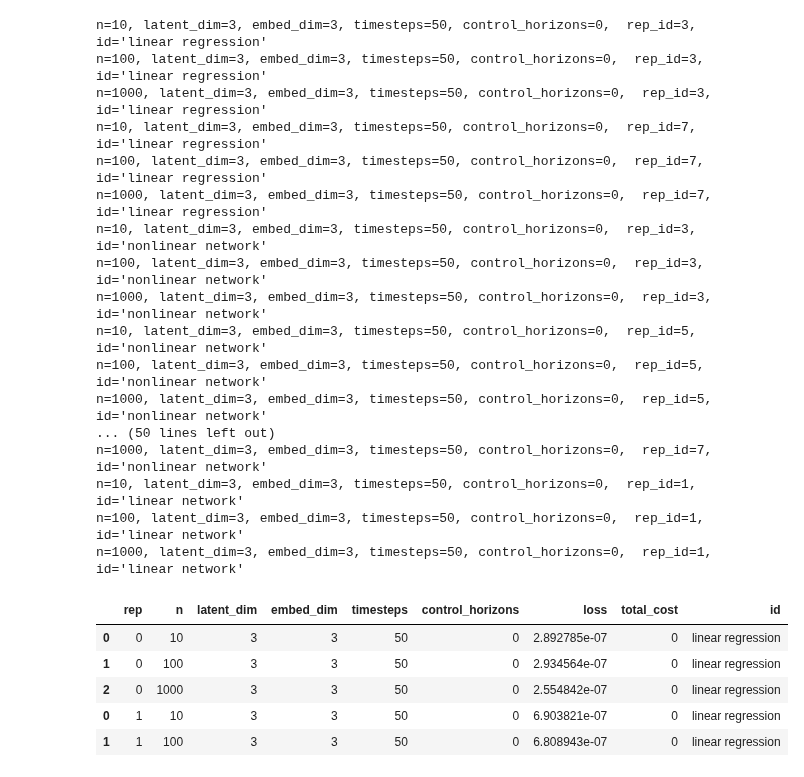
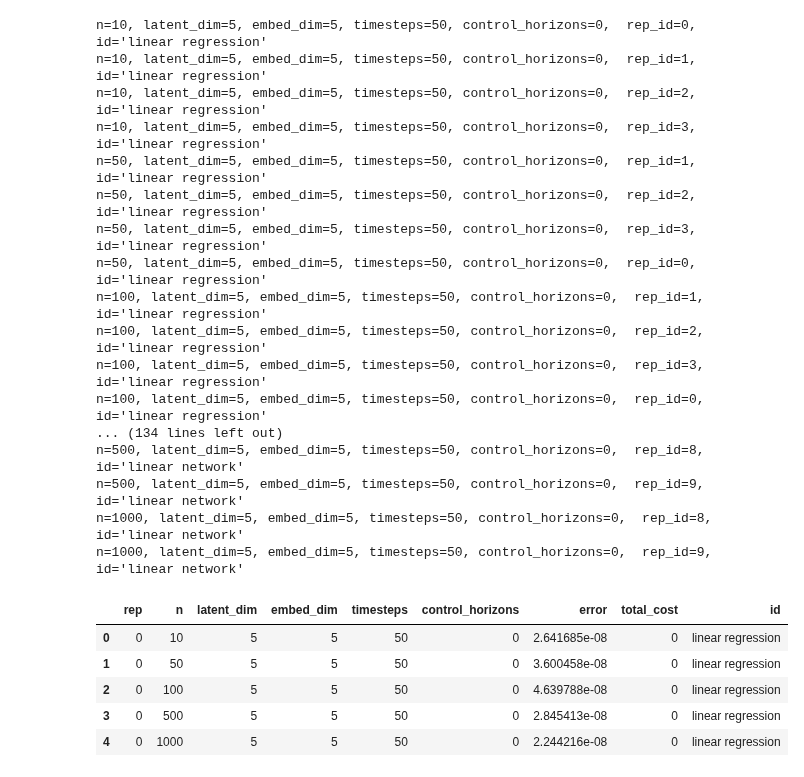
Before and after one commit to DynaDojo/dynadojo, a Jupyter notebook: demos/fixed_complexity_demo.ipynb, the cells around one changed output. Saved outputs shown, nothing was run; the diff lists cells and outputs as text; code cells hidden in the pictures.

```diff
--- a/demos/fixed_complexity_demo.ipynb
+++ b/demos/fixed_complexity_demo.ipynb
@@ -9,8 +12,8 @@ import pandas as pd
 # %%
 challenge = FixedComplexity(
-    N=[10, 100, 1000],
-    l=3,
-    e=3,
+    N=[10, 50, 100, 500, 1000],
+    l=5,
+    e=5,
     t=50,
     control_horizons=0,
     max_control_cost_per_dim=0,
@@ -23,33 +26,34 @@ data1 = challenge.evaluate(LinearRegression, id="linear regression")
 data2 = challenge.evaluate(DNN, model_kwargs={"activation": "relu"}, fit_kwargs={"epochs": 20}, id="nonlinear network")
 data3 = challenge.evaluate(DNN, fit_kwargs={"epochs": 20}, id="linear network")
 # %% [output]
-n=10, latent_dim=3, embed_dim=3, timesteps=50, control_horizons=0,  rep_id=3, id='linear regression'
-n=100, latent_dim=3, embed_dim=3, timesteps=50, control_horizons=0,  rep_id=3, id='linear regression'
-n=1000, latent_dim=3, embed_dim=3, timesteps=50, control_horizons=0,  rep_id=3, id='linear regression'
-n=10, latent_dim=3, embed_dim=3, timesteps=50, control_horizons=0,  rep_id=7, id='linear regression'
-n=100, latent_dim=3, embed_dim=3, timesteps=50, control_horizons=0,  rep_id=7, id='linear regression'
-n=1000, latent_dim=3, embed_dim=3, timesteps=50, control_horizons=0,  rep_id=7, id='linear regression'
-n=10, latent_dim=3, embed_dim=3, timesteps=50, control_horizons=0,  rep_id=3, id='nonlinear network'
-n=100, latent_dim=3, embed_dim=3, timesteps=50, control_horizons=0,  rep_id=3, id='nonlinear network'
-n=1000, latent_dim=3, embed_dim=3, timesteps=50, control_horizons=0,  rep_id=3, id='nonlinear network'
-n=10, latent_dim=3, embed_dim=3, timesteps=50, control_horizons=0,  rep_id=5, id='nonlinear network'
-n=100, latent_dim=3, embed_dim=3, timesteps=50, control_horizons=0,  rep_id=5, id='nonlinear network'
-n=1000, latent_dim=3, embed_dim=3, timesteps=50, control_horizons=0,  rep_id=5, id='nonlinear network'
-... (50 lines left out)
-n=1000, latent_dim=3, embed_dim=3, timesteps=50, control_horizons=0,  rep_id=7, id='nonlinear network'
-n=10, latent_dim=3, embed_dim=3, timesteps=50, control_horizons=0,  rep_id=1, id='linear network'
-n=100, latent_dim=3, embed_dim=3, timesteps=50, control_horizons=0,  rep_id=1, id='linear network'
-n=1000, latent_dim=3, embed_dim=3, timesteps=50, control_horizons=0,  rep_id=1, id='linear network'
+n=10, latent_dim=5, embed_dim=5, timesteps=50, control_horizons=0,  rep_id=0, id='linear regression'
+n=10, latent_dim=5, embed_dim=5, timesteps=50, control_horizons=0,  rep_id=1, id='linear regression'
+n=10, latent_dim=5, embed_dim=5, timesteps=50, control_horizons=0,  rep_id=2, id='linear regression'
+n=10, latent_dim=5, embed_dim=5, timesteps=50, control_horizons=0,  rep_id=3, id='linear regression'
+n=50, latent_dim=5, embed_dim=5, timesteps=50, control_horizons=0,  rep_id=1, id='linear regression'
+n=50, latent_dim=5, embed_dim=5, timesteps=50, control_horizons=0,  rep_id=2, id='linear regression'
+n=50, latent_dim=5, embed_dim=5, timesteps=50, control_horizons=0,  rep_id=3, id='linear regression'
+n=50, latent_dim=5, embed_dim=5, timesteps=50, control_horizons=0,  rep_id=0, id='linear regression'
+n=100, latent_dim=5, embed_dim=5, timesteps=50, control_horizons=0,  rep_id=1, id='linear regression'
+n=100, latent_dim=5, embed_dim=5, timesteps=50, control_horizons=0,  rep_id=2, id='linear regression'
+n=100, latent_dim=5, embed_dim=5, timesteps=50, control_horizons=0,  rep_id=3, id='linear regression'
+n=100, latent_dim=5, embed_dim=5, timesteps=50, control_horizons=0,  rep_id=0, id='linear regression'
+... (134 lines left out)
+n=500, latent_dim=5, embed_dim=5, timesteps=50, control_horizons=0,  rep_id=8, id='linear network'
+n=500, latent_dim=5, embed_dim=5, timesteps=50, control_horizons=0,  rep_id=9, id='linear network'
+n=1000, latent_dim=5, embed_dim=5, timesteps=50, control_horizons=0,  rep_id=8, id='linear network'
+n=1000, latent_dim=5, embed_dim=5, timesteps=50, control_horizons=0,  rep_id=9, id='linear network'
 # %%
 data = pd.concat((data1, data2, data3))
+data = data.rename(columns={'loss': 'error'})
 data.head()
 # %% [output]
-|  | rep | n | latent_dim | embed_dim | timesteps | control_horizons | loss | total_cost | id |
-| 0 | 0 | 10 | 3 | 3 | 50 | 0 | 2.892785e-07 | 0 | linear regression |
-| 1 | 0 | 100 | 3 | 3 | 50 | 0 | 2.934564e-07 | 0 | linear regression |
-| 2 | 0 | 1000 | 3 | 3 | 50 | 0 | 2.554842e-07 | 0 | linear regression |
-| 0 | 1 | 10 | 3 | 3 | 50 | 0 | 6.903821e-07 | 0 | linear regression |
-| 1 | 1 | 100 | 3 | 3 | 50 | 0 | 6.808943e-07 | 0 | linear regression |
+|  | rep | n | latent_dim | embed_dim | timesteps | control_horizons | error | total_cost | id |
+| 0 | 0 | 10 | 5 | 5 | 50 | 0 | 2.641685e-08 | 0 | linear regression |
+| 1 | 0 | 50 | 5 | 5 | 50 | 0 | 3.600458e-08 | 0 | linear regression |
+| 2 | 0 | 100 | 5 | 5 | 50 | 0 | 4.639788e-08 | 0 | linear regression |
+| 3 | 0 | 500 | 5 | 5 | 50 | 0 | 2.845413e-08 | 0 | linear regression |
+| 4 | 0 | 1000 | 5 | 5 | 50 | 0 | 2.244216e-08 | 0 | linear regression |
 # %%
 challenge.plot(data)
 # %% [output]
```
Also changed, not shown: parts of 2 cells of this notebook, 2 other files.
